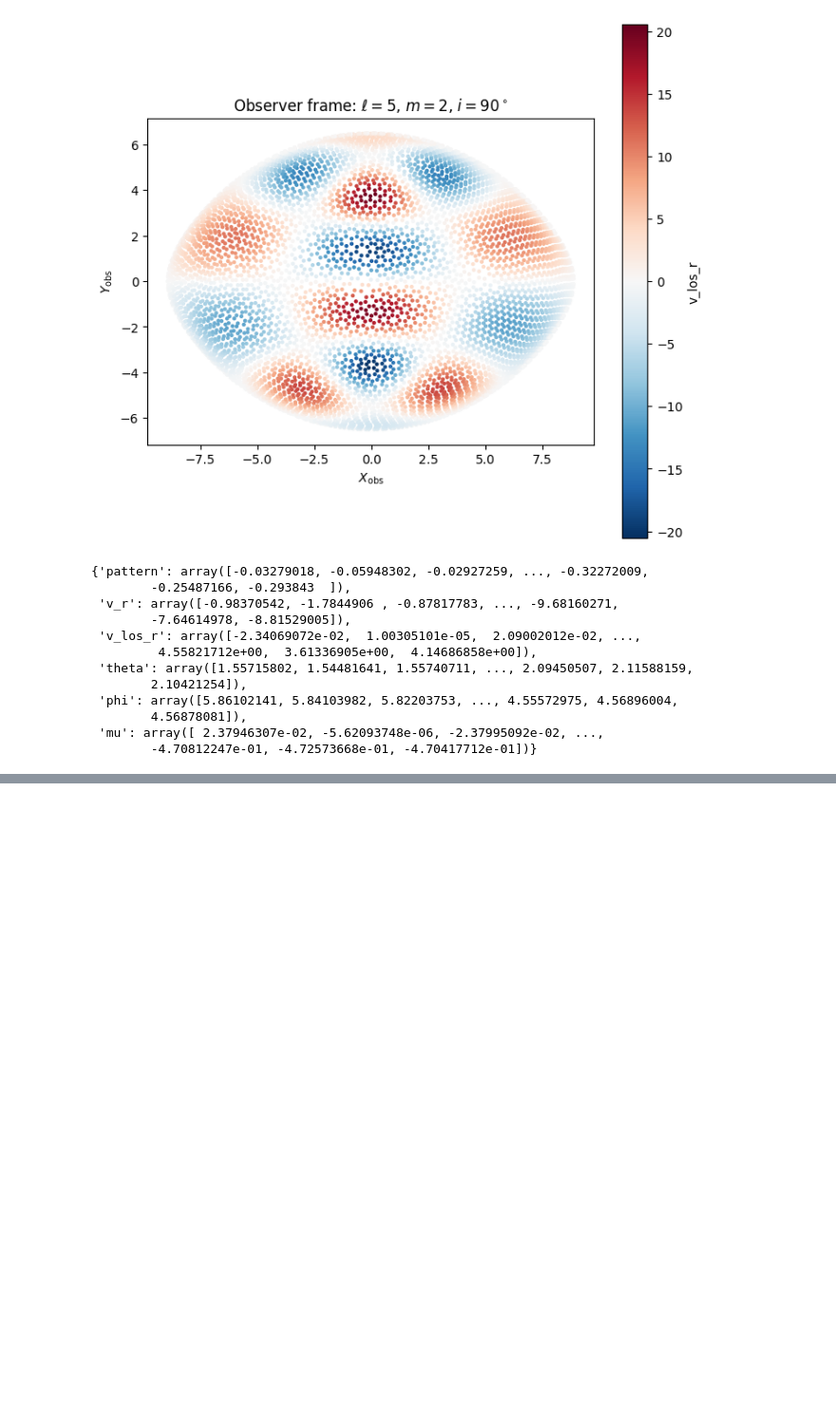
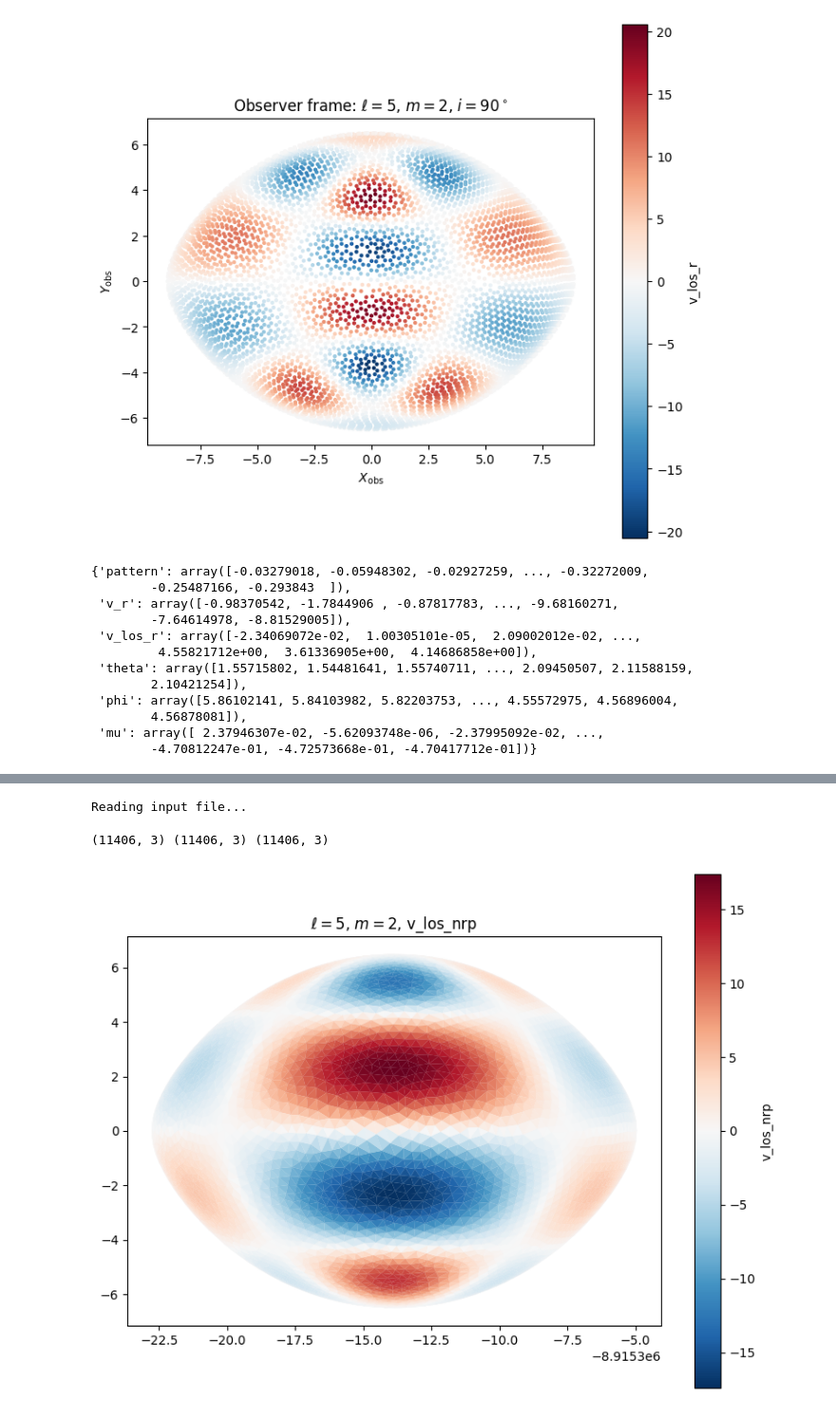
Before and after one commit to Ankurjyoti07/spamms_dev, a Jupyter notebook: notebooks/spamms_spectraSim.ipynb, the cells around one changed output, grey strips where cells are left out. Shown at 95% size. Cells and saved outputs as stored; diff of their text form; code cells hidden in the pictures; blank space fills up the shorter version.

```diff
--- a/notebooks/spamms_spectraSim.ipynb
+++ b/notebooks/spamms_spectraSim.ipynb
@@ -553,0 +554,26 @@ plot_phoebe_observer_nrp(
+# %%
+input_file = '/home/c4011027/PhD_stuff/SPAMMS/notebooks/input_macro_test.txt'
+fit_param_values, abund_param_values, line_list, io_dict = sp.read_input_file(input_file)
+times, obs_specs = sp.get_obs_spec_and_times(io_dict)
+
+run_dictionaries = sp.create_runs_and_ids(fit_param_values)
+# %% [output]
+Reading input file...
+# %%
+run_dictionary = run_dictionaries[0] # CHANGE THIS TO SELECT WHICH MODEL TO PLOT If using the unchanged input file, 0 is no rotation, 1 is 0.25 crit, and 2 is 0.9 crit
+s = sp.run_sb_phoebe_model(times, abund_param_values, io_dict, run_dictionary)
+run_dictionary
+# %%
+phcb = s['%09.6f'%s['times@dataset@lc'].value]
+
+verts = phcb['mesh@primary@mesh01@uvw_elements'].get_value()
+teffs = phcb['mesh@primary@mesh01@teffs'].get_value()
+mus = phcb['mesh@primary@mesh01@mus'].get_value()
+rvs = phcb['rvs@primary@mesh'].get_value()
+
+xs = verts[:, :, 0]
+ys = verts[:, :, 1]
+zs = verts[:, :, 2]
+print(xs.shape, ys.shape, zs.shape)  # [polygon, vertex]
+# %% [output]
+(11406, 3) (11406, 3) (11406, 3)
@@ -553,0 +736,13 @@ plot_phoebe_observer_nrp(
+# %%
+phcb = s['%09.6f' % s['times@dataset@lc'].value]
+
+out = plot_phoebe_nrp_poly(
+    phcb,
+    ell=5,
+    m=2,
+    phase=0.0,
+    amplitude=30.0,
+    quantity="v_los_nrp",
+)
+# %% [output]
+[figure, added]
```
Also changed, not shown: parts of 6 cells of this notebook.
